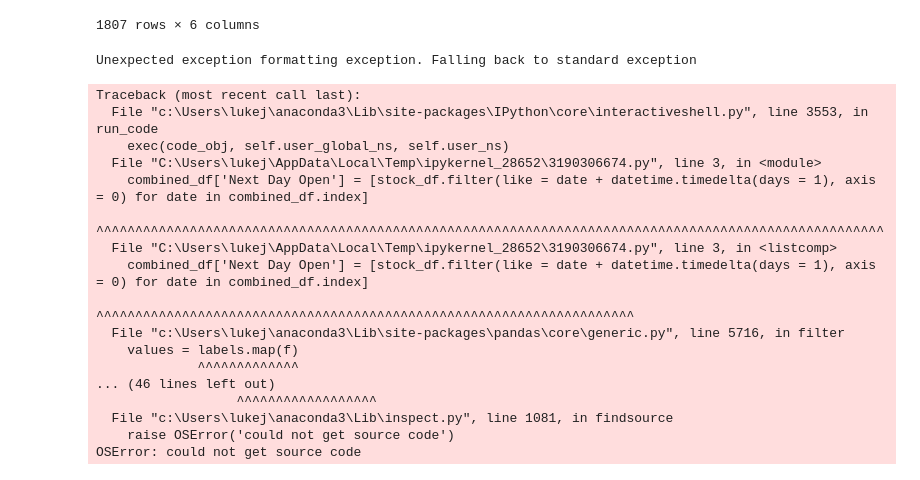
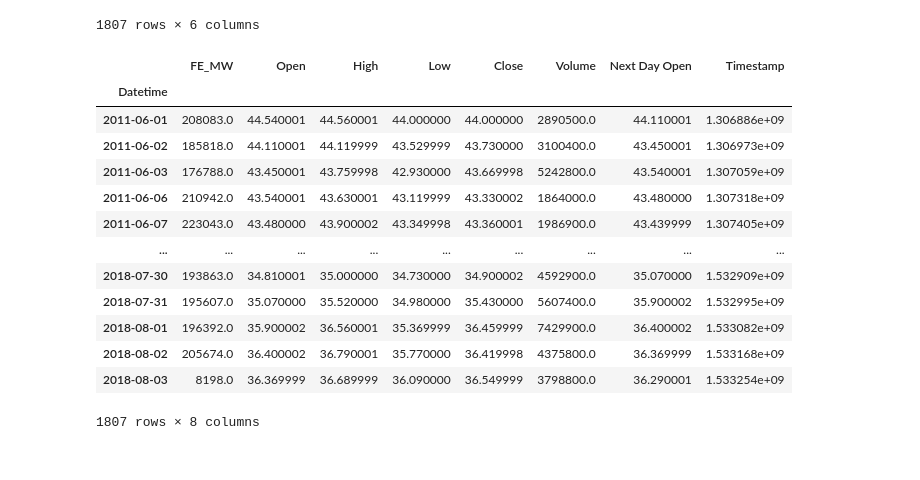
Before and after one commit to lukejjacobs/PJM-Energy-Consumption--Stock-Data, a Jupyter notebook: Stock_AI_Predictions.ipynb, the cells around one changed output. Drawn from its saved outputs; the diff is of its cells as text; code cells hidden in the pictures.

```diff
--- a/Stock_AI_Predictions.ipynb
+++ b/Stock_AI_Predictions.ipynb
@@ -128,30 +131,26 @@ combined_df
 | 2018-08-02 | 205674.0 | 36.400002 | 36.790001 | 35.770000 | 36.419998 | 4375800.0 |
 | 2018-08-03 | 8198.0 | 36.369999 | 36.689999 | 36.090000 | 36.549999 | 3798800.0 |
 1807 rows × 6 columns
-# %%
-import datetime
-
-# making target
-combined_df['Next Day Open'] = [stock_df.filter(like = date + datetime.timedelta(days = 1), axis = 0) for date in combined_df.index]
-
-combined_df
-# %% [output]
-Unexpected exception formatting exception. Falling back to standard exception
-Traceback (most recent call last):
-  File "c:\Users\lukej\anaconda3\Lib\site-packages\IPython\core\interactiveshell.py", line 3553, in run_code
-    exec(code_obj, self.user_global_ns, self.user_ns)
-  File "C:\Users\lukej\AppData\Local\Temp\ipykernel_28652\3190306674.py", line 3, in <module>
-    combined_df['Next Day Open'] = [stock_df.filter(like = date + datetime.timedelta(days = 1), axis = 0) for date in combined_df.index]
-                                   ^^^^^^^^^^^^^^^^^^^^^^^^^^^^^^^^^^^^^^^^^^^^^^^^^^^^^^^^^^^^^^^^^^^^^^^^^^^^^^^^^^^^^^^^^^^^^^^^^^^^^
-  File "C:\Users\lukej\AppData\Local\Temp\ipykernel_28652\3190306674.py", line 3, in <listcomp>
-    combined_df['Next Day Open'] = [stock_df.filter(like = date + datetime.timedelta(days = 1), axis = 0) for date in combined_df.index]
-                                    ^^^^^^^^^^^^^^^^^^^^^^^^^^^^^^^^^^^^^^^^^^^^^^^^^^^^^^^^^^^^^^^^^^^^^
-  File "c:\Users\lukej\anaconda3\Lib\site-packages\pandas\core\generic.py", line 5716, in filter
-    values = labels.map(f)
-             ^^^^^^^^^^^^^
-... (46 lines left out)
-                  ^^^^^^^^^^^^^^^^^^
-  File "c:\Users\lukej\anaconda3\Lib\inspect.py", line 1081, in findsource
-    raise OSError('could not get source code')
-OSError: could not get source code
+# %%
+# getting our target value
+combined_df['Next Day Open'] = combined_df['Open'].shift(-1)
+combined_df['Next Day Open'].iloc[[7, -1]] = stock_df.loc['2018-08-06', 'Open']
+
+combined_df['Timestamp'] = [date.timestamp() for date in combined_df.index]
+combined_df
+# %% [output]
+|  | FE_MW | Open | High | Low | Close | Volume | Next Day Open | Timestamp |
+| Datetime |  |  |  |  |  |  |  |  |
+| 2011-06-01 | 208083.0 | 44.540001 | 44.560001 | 44.000000 | 44.000000 | 2890500.0 | 44.110001 | 1.306886e+09 |
+| 2011-06-02 | 185818.0 | 44.110001 | 44.119999 | 43.529999 | 43.730000 | 3100400.0 | 43.450001 | 1.306973e+09 |
+| 2011-06-03 | 176788.0 | 43.450001 | 43.759998 | 42.930000 | 43.669998 | 5242800.0 | 43.540001 | 1.307059e+09 |
+| 2011-06-06 | 210942.0 | 43.540001 | 43.630001 | 43.119999 | 43.330002 | 1864000.0 | 43.480000 | 1.307318e+09 |
+| 2011-06-07 | 223043.0 | 43.480000 | 43.900002 | 43.349998 | 43.360001 | 1986900.0 | 43.439999 | 1.307405e+09 |
+| ... | ... | ... | ... | ... | ... | ... | ... | ... |
+| 2018-07-30 | 193863.0 | 34.810001 | 35.000000 | 34.730000 | 34.900002 | 4592900.0 | 35.070000 | 1.532909e+09 |
+| 2018-07-31 | 195607.0 | 35.070000 | 35.520000 | 34.980000 | 35.430000 | 5607400.0 | 35.900002 | 1.532995e+09 |
+| 2018-08-01 | 196392.0 | 35.900002 | 36.560001 | 35.369999 | 36.459999 | 7429900.0 | 36.400002 | 1.533082e+09 |
+| 2018-08-02 | 205674.0 | 36.400002 | 36.790001 | 35.770000 | 36.419998 | 4375800.0 | 36.369999 | 1.533168e+09 |
+| 2018-08-03 | 8198.0 | 36.369999 | 36.689999 | 36.090000 | 36.549999 | 3798800.0 | 36.290001 | 1.533254e+09 |
+1807 rows × 8 columns
 # %%
```
Also changed, not shown: parts of 6 cells of this notebook, 1 other file.
